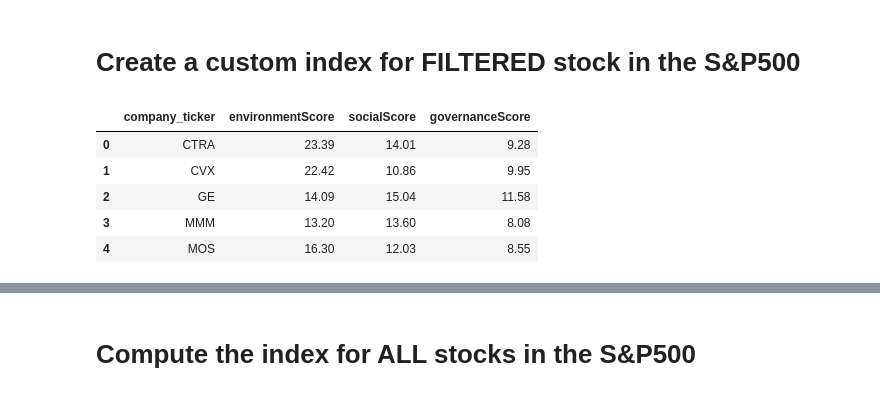
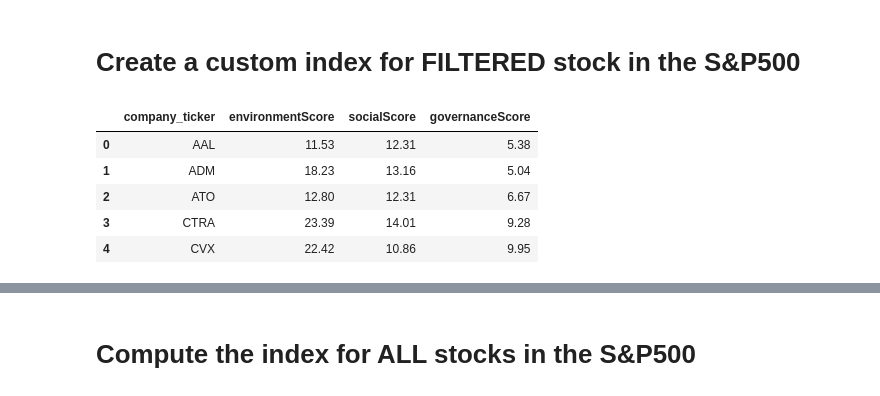
Before and after one commit to kevinbaross/custom_indexing_project, a Jupyter notebook: filter_sample.ipynb, the cells around one changed output, grey strips where cells are left out. Cells and saved outputs as stored; diff of their text form; code cells hidden in the pictures.

```diff
--- a/filter_sample.ipynb
+++ b/filter_sample.ipynb
@@ -69,29 +70,31 @@ engine.table_names()
 # %% [markdown]
 # Create a custom index for FILTERED stock in the S&P500
 # %%
+
+
 e_score = 10
 s_score = 10
-g_score = 8
+g_score = 5
 
 # Create and execute a query to return esg data for tickers that match the chosen criteria.
 query1 = """
 SELECT company_ticker, environmentScore, socialScore, governanceScore
 FROM esg_score_info
 WHERE environmentScore >= """+str(e_score)+""" AND socialScore >= """+str(s_score)+""" AND governanceScore >= """+str(g_score)+""";
 """
 
 # read in your SQL query results using pandas
 esg_df = pd.read_sql(query1, con=engine)
 
 # return your first five rows
 esg_df.head()
 # %% [output]
 |  | company_ticker | environmentScore | socialScore | governanceScore |
-| 0 | CTRA | 23.39 | 14.01 | 9.28 |
-| 1 | CVX | 22.42 | 10.86 | 9.95 |
-| 2 | GE | 14.09 | 15.04 | 11.58 |
-| 3 | MMM | 13.20 | 13.60 | 8.08 |
-| 4 | MOS | 16.30 | 12.03 | 8.55 |
+| 0 | AAL | 11.53 | 12.31 | 5.38 |
+| 1 | ADM | 18.23 | 13.16 | 5.04 |
+| 2 | ATO | 12.80 | 12.31 | 6.67 |
+| 3 | CTRA | 23.39 | 14.01 | 9.28 |
+| 4 | CVX | 22.42 | 10.86 | 9.95 |
 # %%
 esg_ticker = esg_df['company_ticker']
 
```
Also changed, not shown: parts of 6 cells of this notebook, 1 other file.
